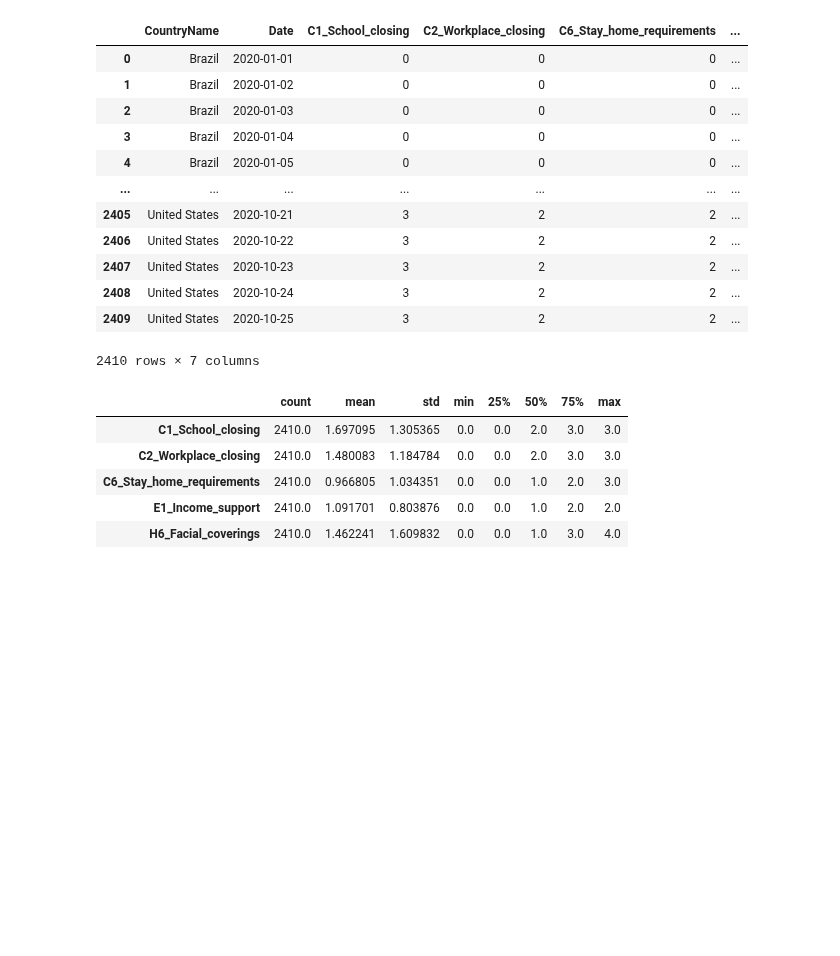
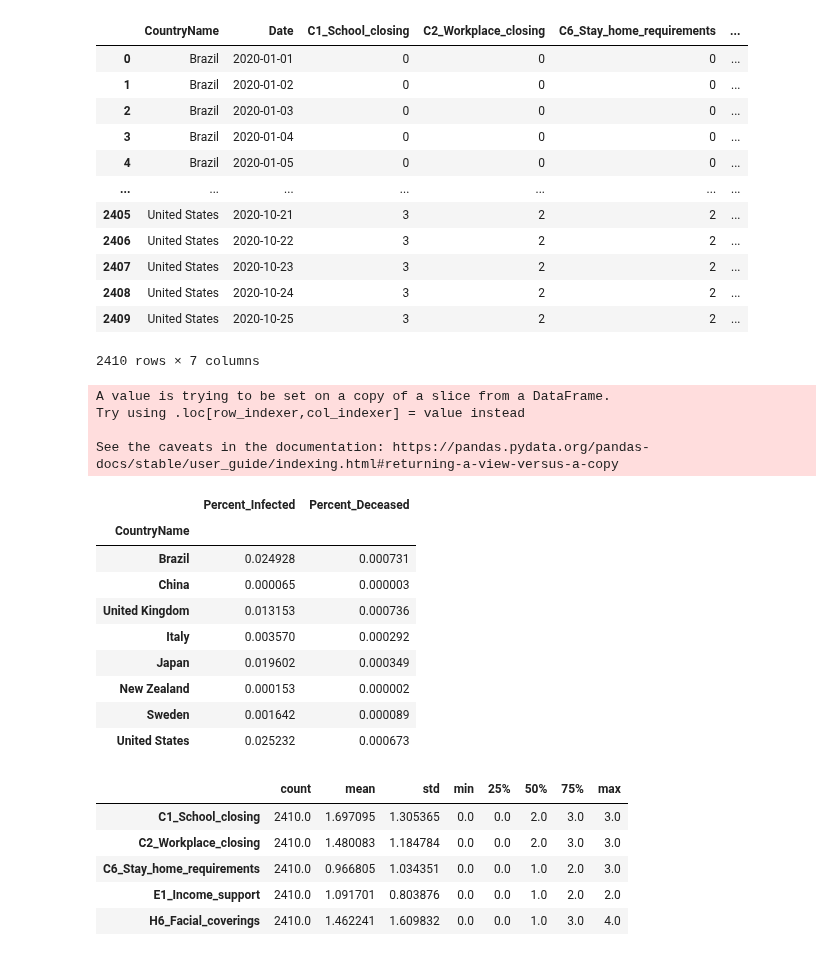
Before and after one commit to rejane-b/Project_1, a Jupyter notebook: Rankings.ipynb, the cells around one changed output. Drawn from its saved outputs; the diff is of its cells as text; code cells hidden in the pictures; blank space fills up the shorter version.

```diff
--- a/Rankings.ipynb
+++ b/Rankings.ipynb
@@ -50,6 +52,54 @@ info.dropna()
 | 2408 | United States | 2020-10-24 | 3 | 2 | 2 | ... |
 | 2409 | United States | 2020-10-25 | 3 | 2 | 2 | ... |
 2410 rows × 7 columns
+# %%
+#The values below are from "worldometers.info"
+# Total populations as of Jan 1, 2020.
+braz_pop = 212559417
+china_pop = 1408526449
+ital_pop = 60005743
+jp_pop = 125938348
+nz_pop = 4822233
+swe_pop = 10151866
+uk_pop = 66575226
+us_pop = 330380000
+
+# Create a list containing the total populations of each conutry
+pops = (212559417, 1408526449, 60005743, 125938348, 4822233, 10151866, 66575226, 330380000)
+
+# Locate the most recent date data is available for all countries
+last_df=data.loc[data['Date']=='2020-10-22']
+
+
+#Add a column to e new DF containing total populations for analysis purposes
+last_df["total_pop"] = pops
+last_df = last_df.set_index('CountryName')
+last_df
+
+# # Calculate the Percentage of Each Country Infected and Deceased
+perc_cases = (last_df['ConfirmedCases']/last_df["total_pop"])
+perc_deaths = (last_df['ConfirmedDeaths']/last_df["total_pop"])
+
+# # Create a DataFrame to hold these values
+perc_summ = pd.DataFrame({'Percent_Infected':perc_cases, 'Percent_Deceased':perc_deaths})
+perc_summ.style.format({"Percent_Infected":"{:.6%}", "Percent_Deceased":"{:.6%}"})
+
+perc_summ
+# %% [output]
+A value is trying to be set on a copy of a slice from a DataFrame.
+Try using .loc[row_indexer,col_indexer] = value instead
+
+See the caveats in the documentation: https://pandas.pydata.org/pandas-docs/stable/user_guide/indexing.html#returning-a-view-versus-a-copy
+|  | Percent_Infected | Percent_Deceased |
+| CountryName |  |  |
+| Brazil | 0.024928 | 0.000731 |
+| China | 0.000065 | 0.000003 |
+| United Kingdom | 0.013153 | 0.000736 |
+| Italy | 0.003570 | 0.000292 |
+| Japan | 0.019602 | 0.000349 |
+| New Zealand | 0.000153 | 0.000002 |
+| Sweden | 0.001642 | 0.000089 |
+| United States | 0.025232 | 0.000673 |
 # %%
 #transpose the .describe  so I can run mean on 50% column to find what countries issued relaxed mandates and which had strict mandates
 info.describe().T
```
Also changed, not shown: parts of 2 cells of this notebook.
